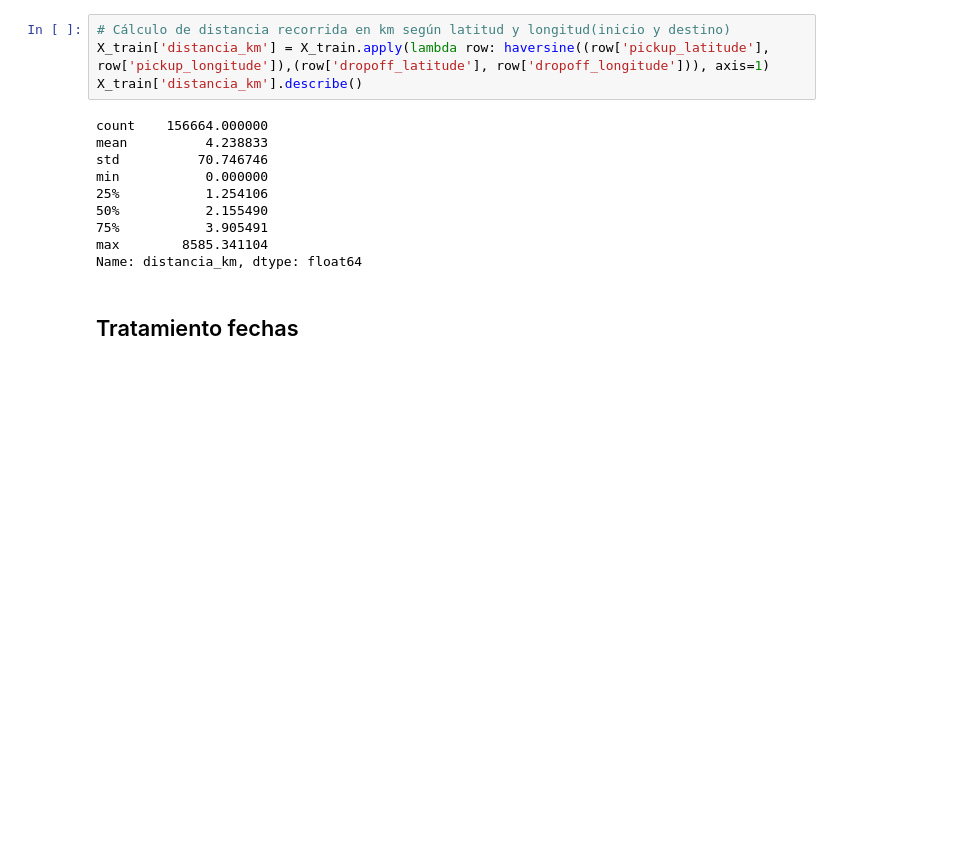
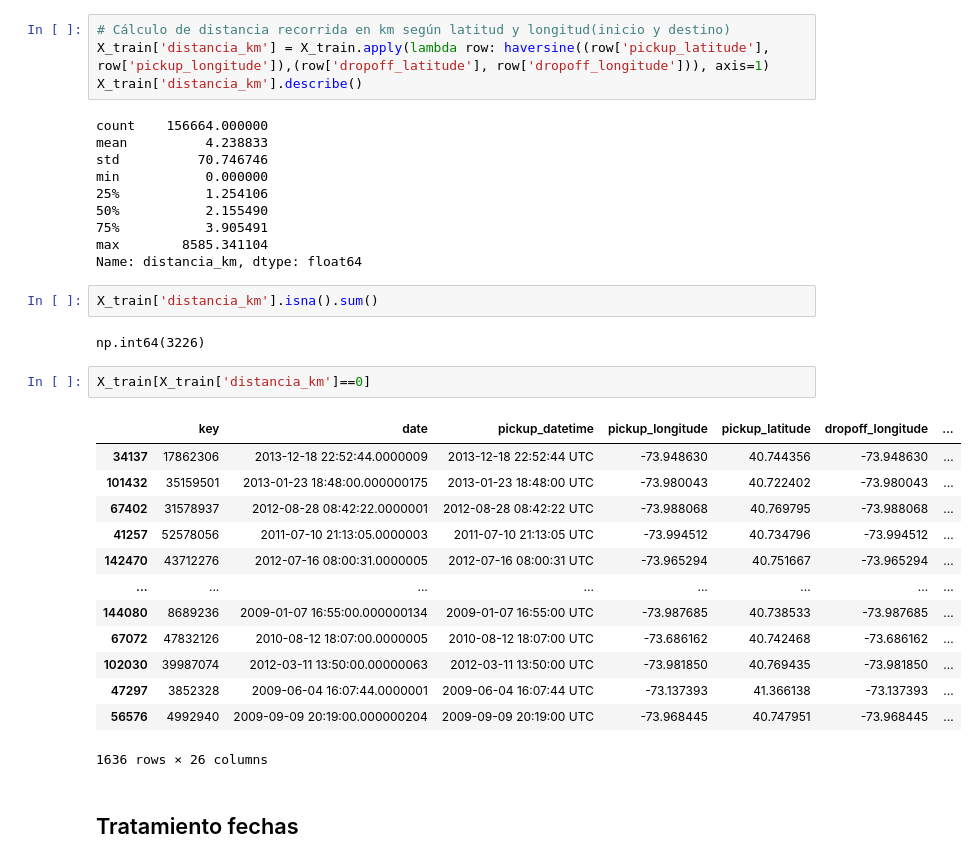
Before and after one commit to FefeTroanes/AA1-TUIA-2025C2-Molina-Romano-Troanes, a Jupyter notebook: TP-Regresion-AA1-2025C1.ipynb, the cells around one changed output. Cells and saved outputs as stored; diff of their text form; blank space fills up the shorter version.

```diff
--- a/TP-Regresion-AA1-2025C1.ipynb
+++ b/TP-Regresion-AA1-2025C1.ipynb
@@ -313,6 +324,26 @@ min           0.000000
 75%           3.905491
 max        8585.341104
 Name: distancia_km, dtype: float64
+# %%
+X_train['distancia_km'].isna().sum()
+# %% [output]
+np.int64(3226)
+# %%
+X_train[X_train['distancia_km']==0]
+# %% [output]
+|  | key | date | pickup_datetime | pickup_longitude | pickup_latitude | dropoff_longitude | ... |
+| 34137 | 17862306 | 2013-12-18 22:52:44.0000009 | 2013-12-18 22:52:44 UTC | -73.948630 | 40.744356 | -73.948630 | ... |
+| 101432 | 35159501 | 2013-01-23 18:48:00.000000175 | 2013-01-23 18:48:00 UTC | -73.980043 | 40.722402 | -73.980043 | ... |
+| 67402 | 31578937 | 2012-08-28 08:42:22.0000001 | 2012-08-28 08:42:22 UTC | -73.988068 | 40.769795 | -73.988068 | ... |
+| 41257 | 52578056 | 2011-07-10 21:13:05.0000003 | 2011-07-10 21:13:05 UTC | -73.994512 | 40.734796 | -73.994512 | ... |
+| 142470 | 43712276 | 2012-07-16 08:00:31.0000005 | 2012-07-16 08:00:31 UTC | -73.965294 | 40.751667 | -73.965294 | ... |
+| ... | ... | ... | ... | ... | ... | ... | ... |
+| 144080 | 8689236 | 2009-01-07 16:55:00.000000134 | 2009-01-07 16:55:00 UTC | -73.987685 | 40.738533 | -73.987685 | ... |
+| 67072 | 47832126 | 2010-08-12 18:07:00.0000005 | 2010-08-12 18:07:00 UTC | -73.686162 | 40.742468 | -73.686162 | ... |
+| 102030 | 39987074 | 2012-03-11 13:50:00.00000063 | 2012-03-11 13:50:00 UTC | -73.981850 | 40.769435 | -73.981850 | ... |
+| 47297 | 3852328 | 2009-06-04 16:07:44.0000001 | 2009-06-04 16:07:44 UTC | -73.137393 | 41.366138 | -73.137393 | ... |
+| 56576 | 4992940 | 2009-09-09 20:19:00.000000204 | 2009-09-09 20:19:00 UTC | -73.968445 | 40.747951 | -73.968445 | ... |
+1636 rows × 26 columns
 # %% [markdown]
 ## Tratamiento fechas
 # %%
```
Also changed, not shown: parts of 1 cell of this notebook.
